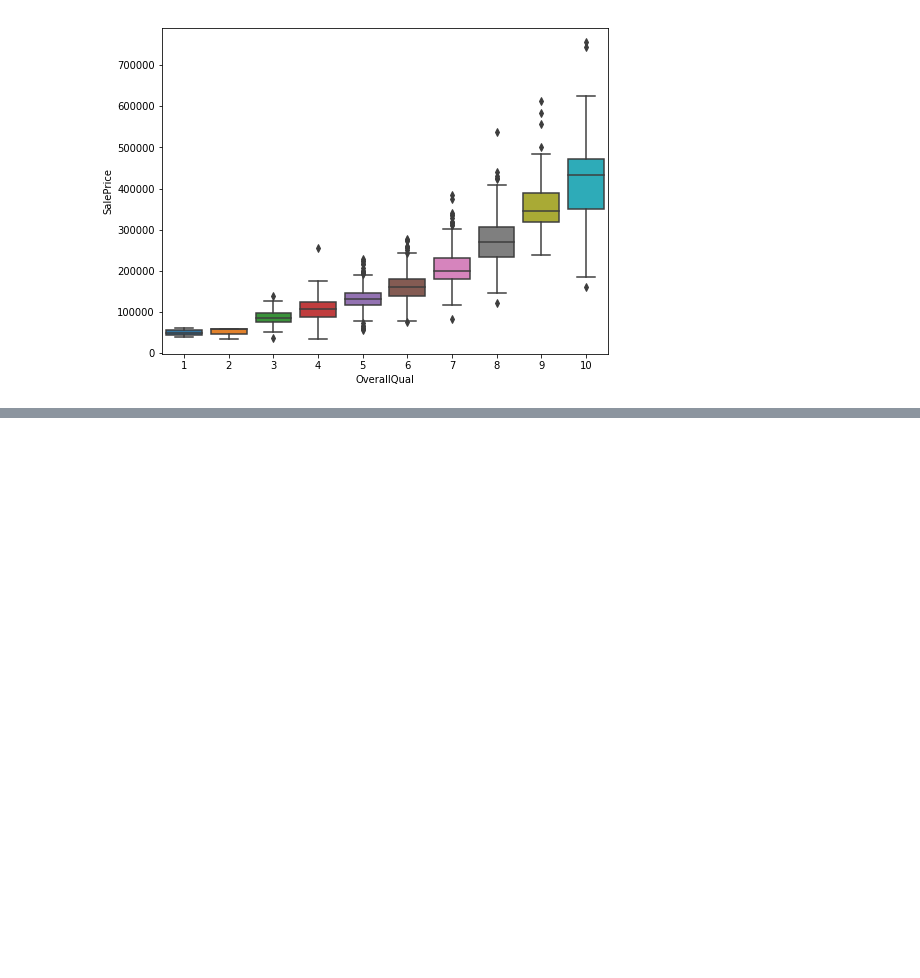
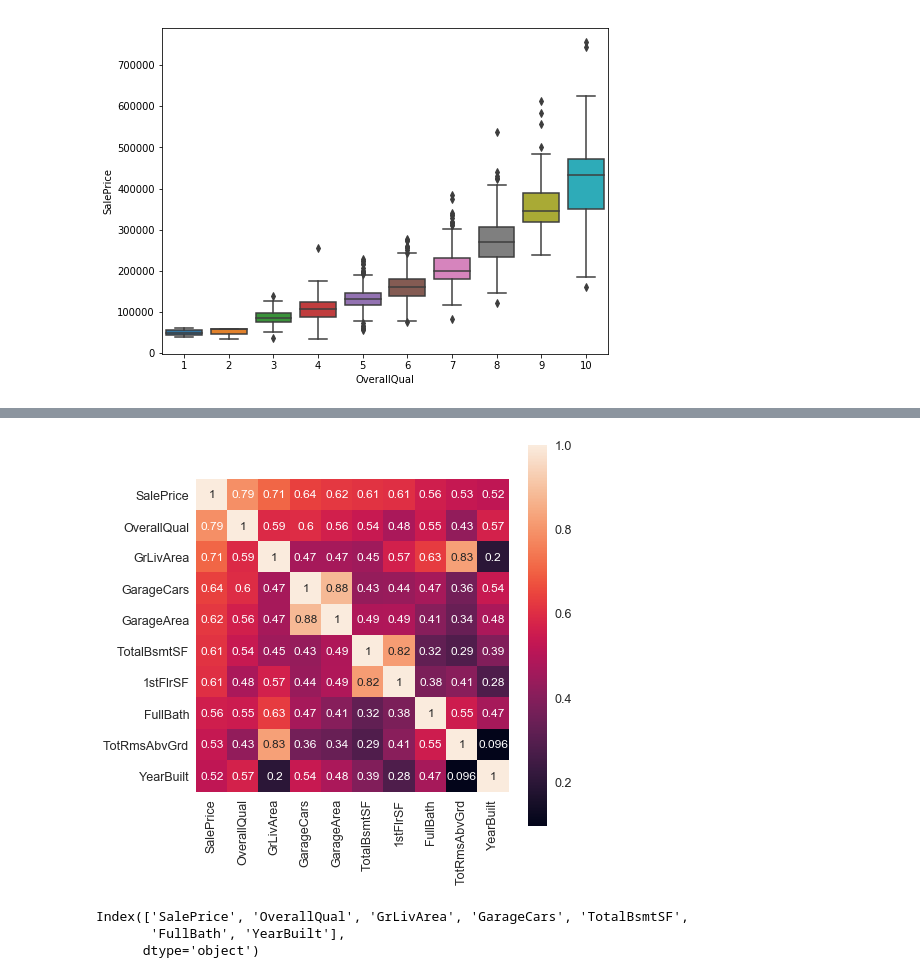
Before and after one commit to nosangho/Kaggle, a Jupyter notebook: House_prices/bestkernel_copy.ipynb, the cells around one changed output, grey strips where cells are left out. Drawn from its saved outputs; the diff is of its cells as text; code cells hidden in the pictures; blank space fills up the shorter version.

```diff
--- a/House_prices/bestkernel_copy.ipynb
+++ b/House_prices/bestkernel_copy.ipynb
@@ -104,0 +121,10 @@ fig = sns.boxplot(x=var, y="SalePrice", data=data)
+# %%
+k = 10
+cols = corrmat.nlargest(k, 'SalePrice')['SalePrice'].index
+cm = np.corrcoef(df_train[cols].values.T)
+f, ax = plt.subplots(figsize=(7,7))
+sns.set(font_scale=1.25)
+hm = sns.heatmap(cm, annot=True, annot_kws={'size':12}, square=True,xticklabels=cols.values, yticklabels=cols.values)
+plt.show()
+# %% [output]
+[figure, added]
@@ -104,0 +133,6 @@ fig = sns.boxplot(x=var, y="SalePrice", data=data)
+# %%
+cols
+# %% [output]
+Index(['SalePrice', 'OverallQual', 'GrLivArea', 'GarageCars', 'TotalBsmtSF',
+       'FullBath', 'YearBuilt'],
+      dtype='object')
```
Also changed, not shown: parts of 8 cells of this notebook, 3 other files.
